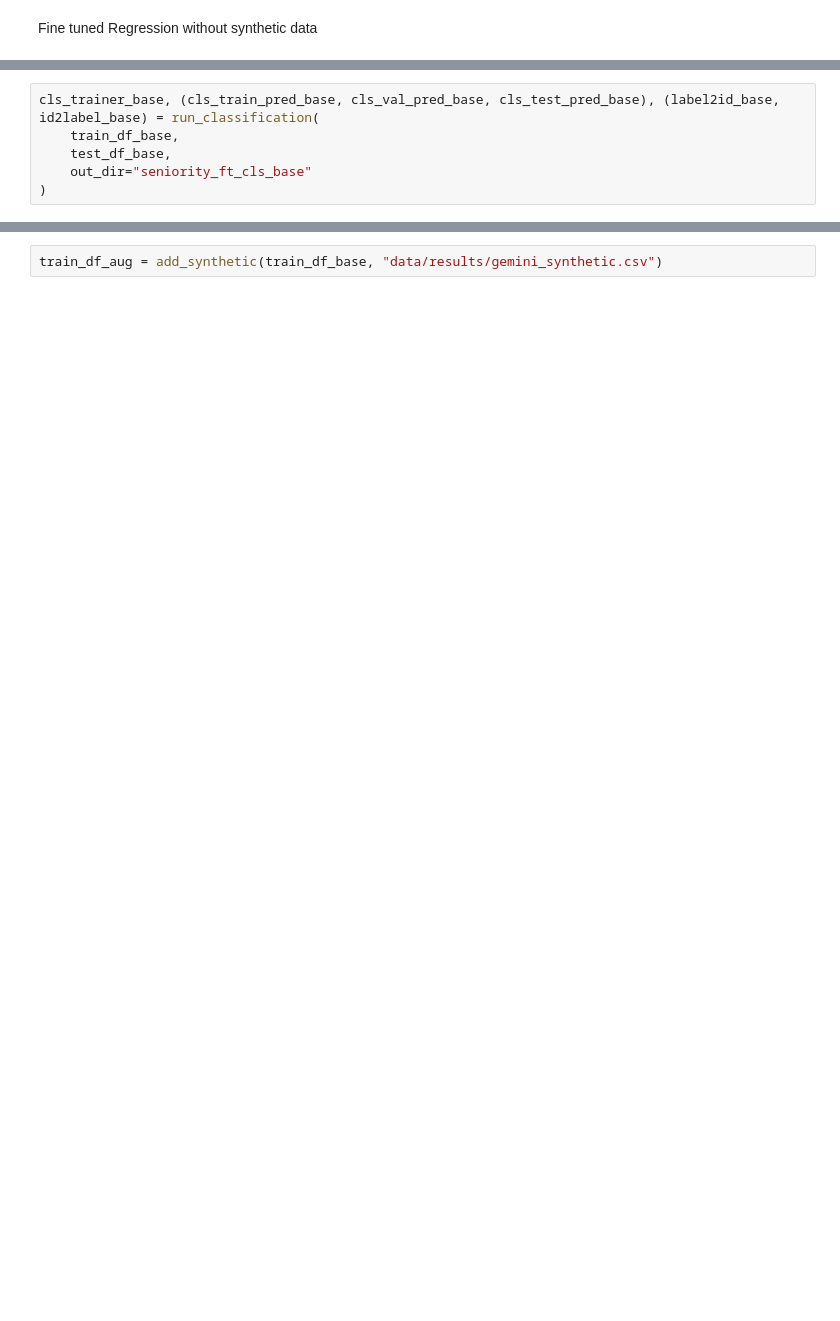
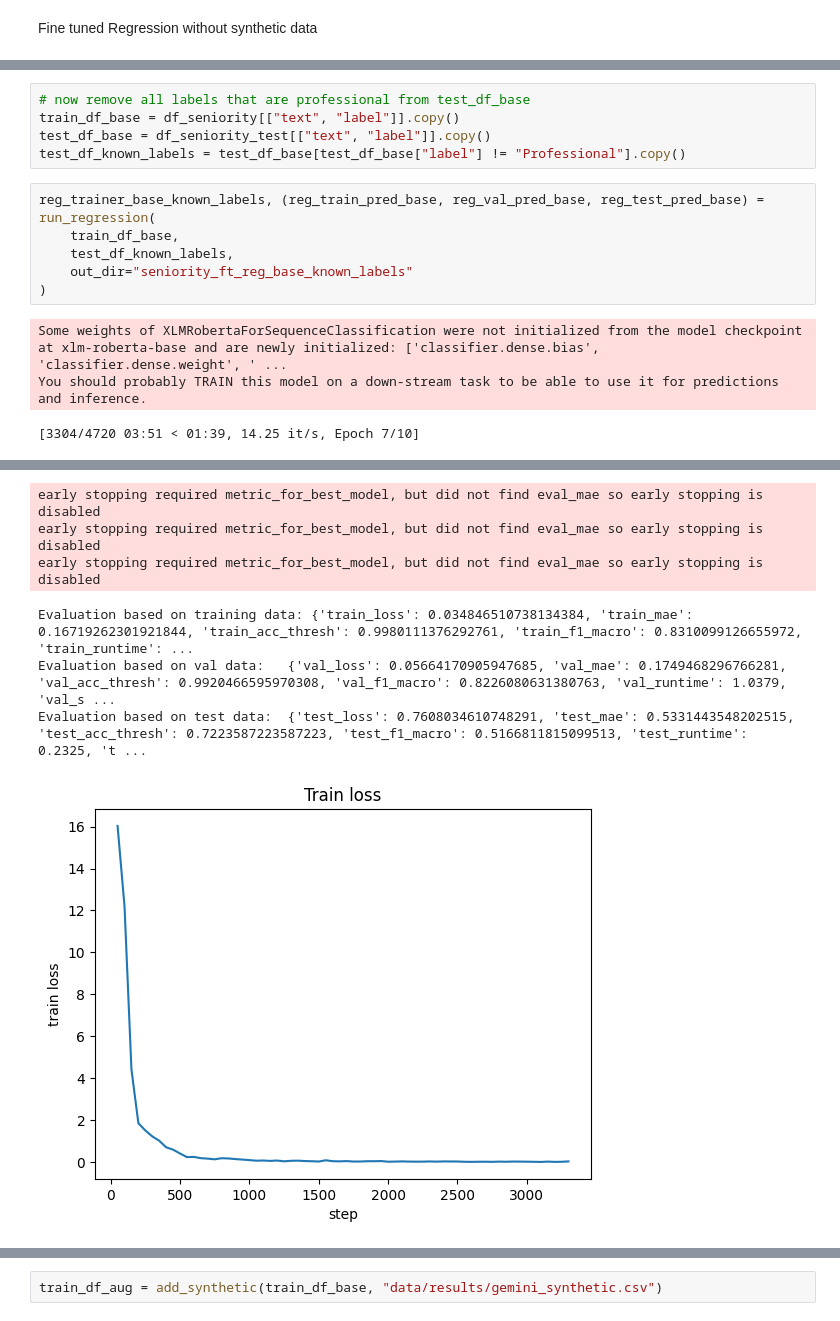
Before and after one commit to luisadosch/nlp-job-title-classification-benchmark-snapaddy, a Jupyter notebook: src/model-3.ipynb, the cells around one changed output, grey strips where cells are left out. Cells and saved outputs as stored; diff of their text form; blank space fills up the shorter version.

```diff
--- a/src/model-3.ipynb
+++ b/src/model-3.ipynb
@@ -375,6 +441,15 @@ classification without syntehtic data
-# %%
-cls_trainer_base, (cls_train_pred_base, cls_val_pred_base, cls_test_pred_base), (label2id_base, id2label_base) = run_classification(
-    train_df_base,
-    test_df_base,
-    out_dir="seniority_ft_cls_base"
-)
+# %%
+# now remove all labels that are professional from test_df_base
+train_df_base = df_seniority[["text", "label"]].copy()
+test_df_base = df_seniority_test[["text", "label"]].copy()
+test_df_known_labels = test_df_base[test_df_base["label"] != "Professional"].copy()
+# %%
+reg_trainer_base_known_labels, (reg_train_pred_base, reg_val_pred_base, reg_test_pred_base) = run_regression(
+    train_df_base,
+    test_df_known_labels,
+    out_dir="seniority_ft_reg_base_known_labels"
+)
+# %% [output]
+Some weights of XLMRobertaForSequenceClassification were not initialized from the model checkpoint at xlm-roberta-base and are newly initialized: ['classifier.dense.bias', 'classifier.dense.weight', ' ...
+You should probably TRAIN this model on a down-stream task to be able to use it for predictions and inference.
+[3304/4720 03:51 < 01:39, 14.25 it/s, Epoch 7/10]
@@ -380,0 +465,7 @@ cls_trainer_base, (cls_train_pred_base, cls_val_pred_base, cls_test_pred_base),
+early stopping required metric_for_best_model, but did not find eval_mae so early stopping is disabled
+early stopping required metric_for_best_model, but did not find eval_mae so early stopping is disabled
+early stopping required metric_for_best_model, but did not find eval_mae so early stopping is disabled
+Evaluation based on training data: {'train_loss': 0.034846510738134384, 'train_mae': 0.16719262301921844, 'train_acc_thresh': 0.9980111376292761, 'train_f1_macro': 0.8310099126655972, 'train_runtime': ...
+Evaluation based on val data:   {'val_loss': 0.05664170905947685, 'val_mae': 0.1749468296766281, 'val_acc_thresh': 0.9920466595970308, 'val_f1_macro': 0.8226080631380763, 'val_runtime': 1.0379, 'val_s ...
+Evaluation based on test data:  {'test_loss': 0.7608034610748291, 'test_mae': 0.5331443548202515, 'test_acc_thresh': 0.7223587223587223, 'test_f1_macro': 0.5166811815099513, 'test_runtime': 0.2325, 't ...
+[figure, added]
```
Also changed, not shown: parts of 19 cells of this notebook.
